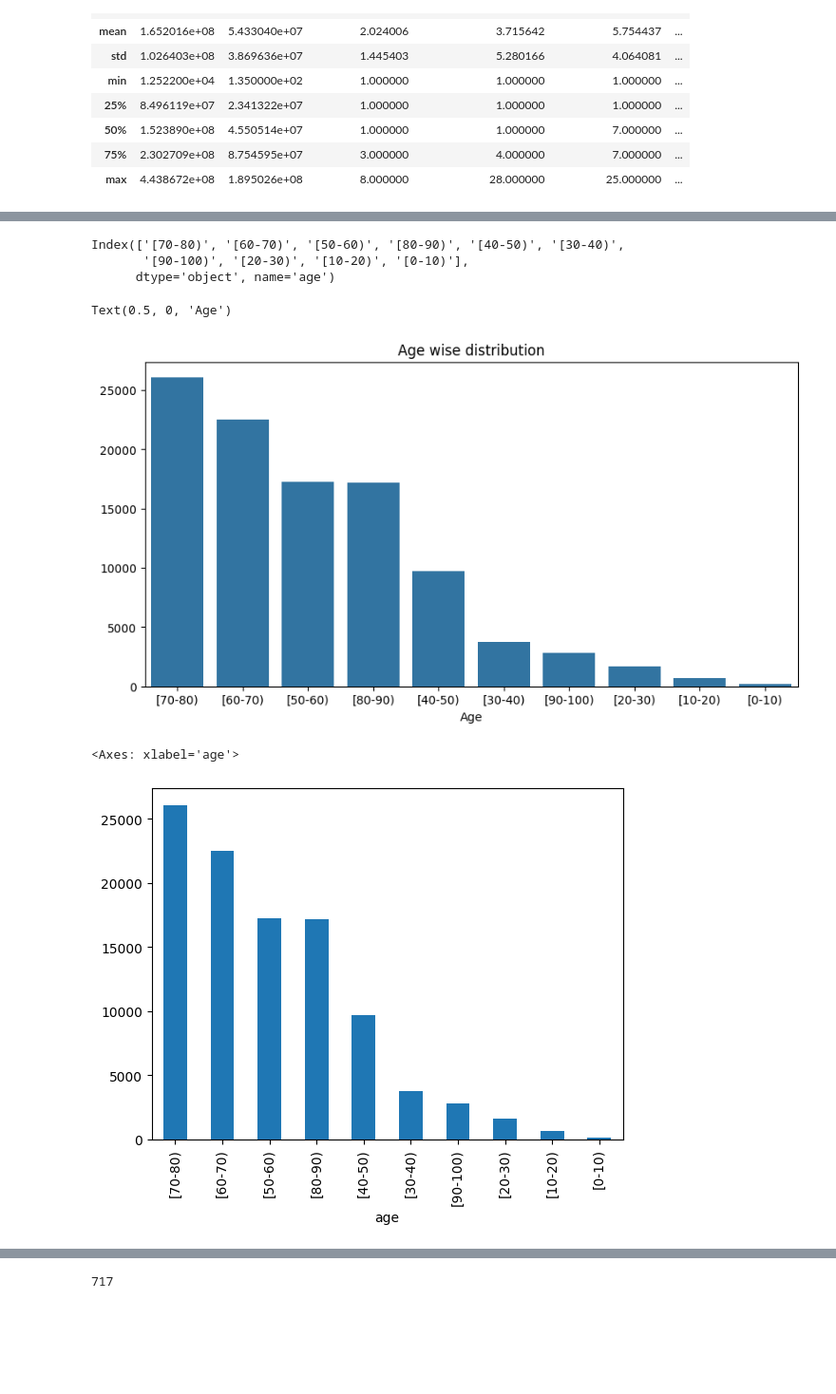
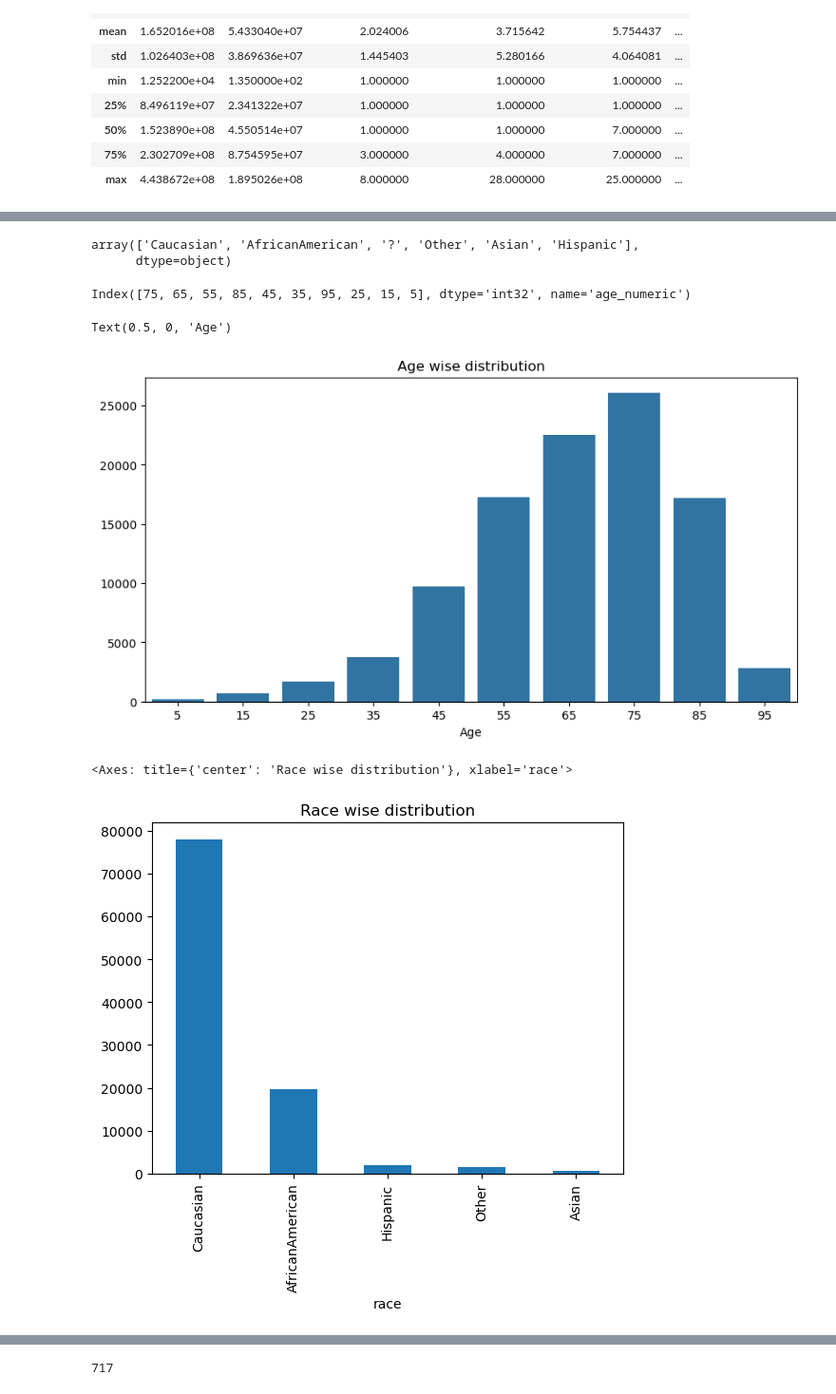
Before and after one commit to deedeese/Hospital-Readmission-of-Diabetic-Patients, a Jupyter notebook: Project.ipynb, the cells around one changed output, grey strips where cells are left out. Shown at 95% size. Cells and saved outputs as stored; diff of their text form; code cells hidden in the pictures; blank space fills up the shorter version.

```diff
--- a/Project.ipynb
+++ b/Project.ipynb
@@ -292,0 +577,7 @@ for col in df.columns:
+# %%
+df_Caucasian = df[df['race'] == '?']['race'].sample(int(2273 * 74.77 /100), replace=True)
+# %%
+df_AfricanAmerican = df[df['race'] == '?']['race'].sample(429, replace=True)
+df_Hispanic = df[df['race'] == '?']['race'].sample(45, replace=True)
+df_Asian = df[df['race'] == '?']['race'].sample(14, replace=True)
+df_Other = df[df['race'] == '?']['race'].sample(33, replace=True)
@@ -292,0 +609,11 @@ for col in df.columns:
+# %%
+for i in df_Caucasian.index:
+    df['race'].iloc[i] = 'Caucasian'
+for i in df_AfricanAmerican.index:
+    df['race'].iloc[i] = 'AfricanAmerican'
+for i in df_Hispanic.index:
+    df['race'].iloc[i] = 'Hispanic'
+for i in df_Asian.index:
+    df['race'].iloc[i] = 'Asian'
+for i in df_Other.index:
+    df['race'].iloc[i] = 'Other'
@@ -292,0 +638,2 @@ for col in df.columns:
+# %%
+df['race'] = df['race'].apply(lambda x:'Caucasian'if x=='?' else x)
@@ -293,18 +650,21 @@ for col in df.columns:
+# %%
+df['race'].unique()
+# %% [output]
+array(['Caucasian', 'AfricanAmerican', '?', 'Other', 'Asian', 'Hispanic'],
+      dtype=object)
 # %%
-vc = df['age'].value_counts()
+vc = df['age_numeric'].value_counts()
 print(vc.index)
 plt.figure(figsize=(10, 5))
 sns.barplot(x=vc.index, y=vc.values)
 plt.title('Age wise distribution')
 plt.xlabel('Age')
 # %% [output]
-Index(['[70-80)', '[60-70)', '[50-60)', '[80-90)', '[40-50)', '[30-40)',
-       '[90-100)', '[20-30)', '[10-20)', '[0-10)'],
-      dtype='object', name='age')
+Index([75, 65, 55, 85, 45, 35, 95, 25, 15, 5], dtype='int32', name='age_numeric')
 Text(0.5, 0, 'Age')
-[figure, old version]
+[figure, new version]
 # %%
-df['age'].value_counts().plot(kind='bar')
+df['race'].value_counts().plot(kind='bar',title='Race wise distribution')
 # %% [output]
-<Axes: xlabel='age'>
+<Axes: title={'center': 'Race wise distribution'}, xlabel='race'>
-[figure, old version]
+[figure, new version]
```
Also changed, not shown: parts of 91 cells of this notebook.
